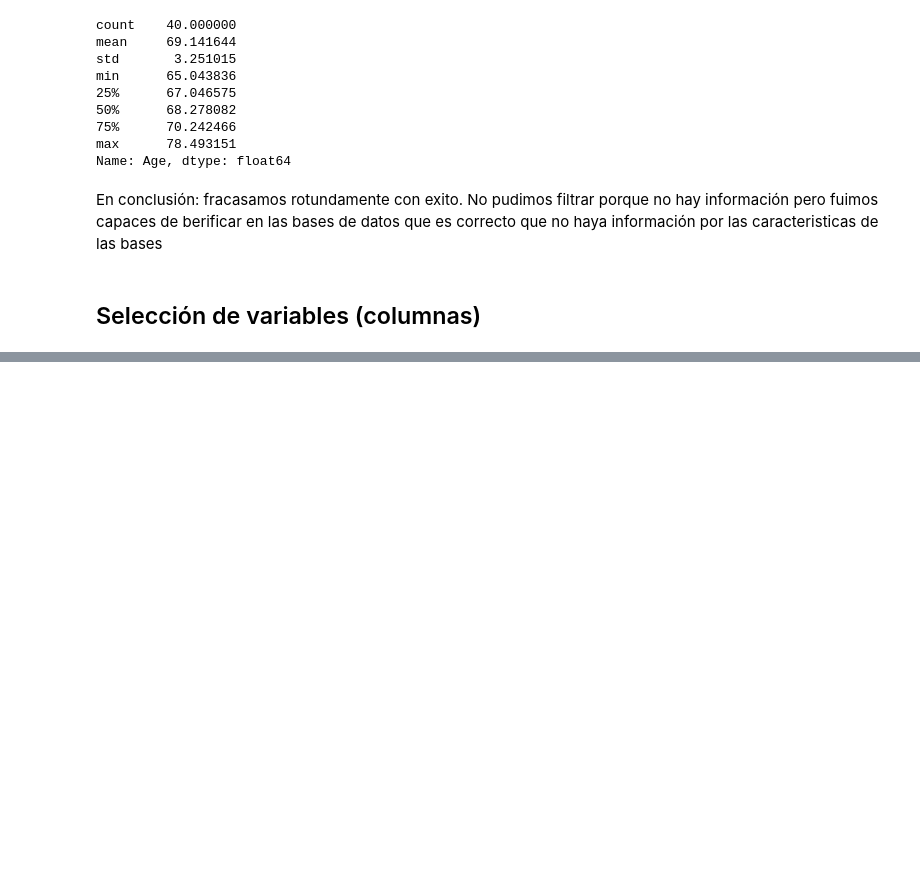
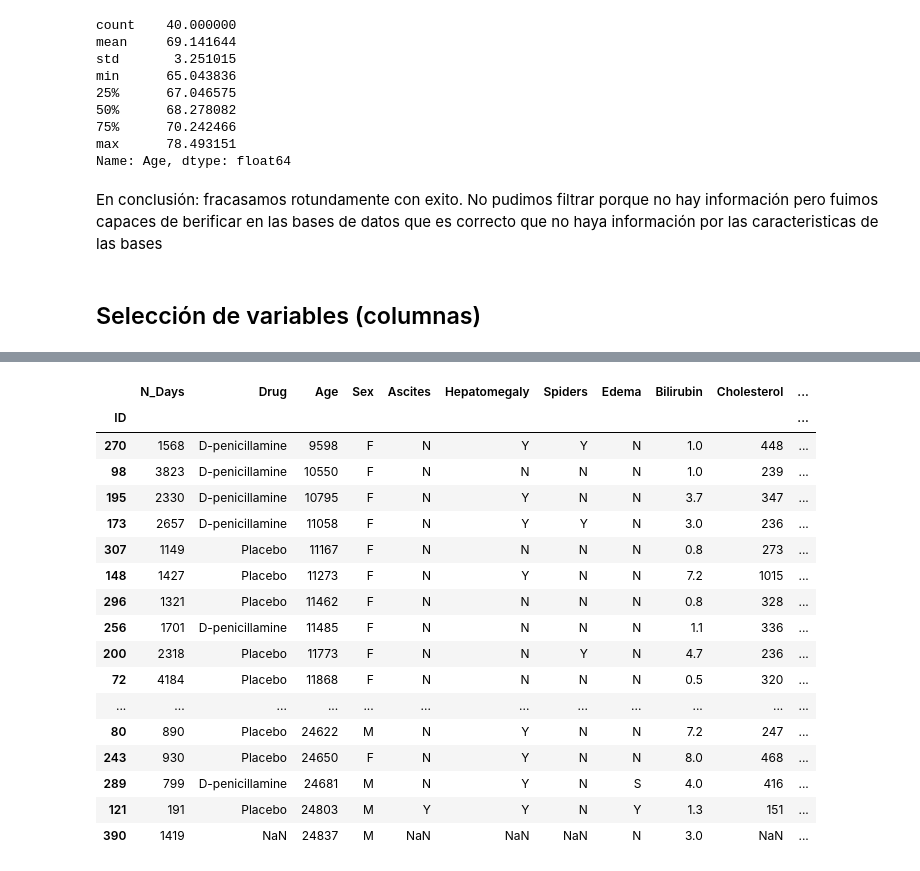
Before and after one commit to Grim1004/DMEMCDM1, a Jupyter notebook: python/cirrosis.ipynb, the cells around one changed output, grey strips where cells are left out. Drawn from its saved outputs; the diff is of its cells as text; code cells hidden in the pictures; blank space fills up the shorter version.

```diff
--- a/python/cirrosis.ipynb
+++ b/python/cirrosis.ipynb
@@ -430,0 +599,23 @@ En conclusión: fracasamos rotundamente con exito. No pudimos filtrar porque no
+# %%
+# Ordenar el dataframe por edad en orden creciente
+cirrosis_orden_edad_creciente = cirrosis.sort_values(by='Age', ascending=True) # Si queremos que sea de menor edad a mayor edad usamos True
+cirrosis_orden_edad_creciente
+# %% [output]
+|  | N_Days | Drug | Age | Sex | Ascites | Hepatomegaly | Spiders | Edema | Bilirubin | Cholesterol | ... |
+| ID |  |  |  |  |  |  |  |  |  |  | ... |
+| 270 | 1568 | D-penicillamine | 9598 | F | N | Y | Y | N | 1.0 | 448 | ... |
+| 98 | 3823 | D-penicillamine | 10550 | F | N | N | N | N | 1.0 | 239 | ... |
+| 195 | 2330 | D-penicillamine | 10795 | F | N | Y | N | N | 3.7 | 347 | ... |
+| 173 | 2657 | D-penicillamine | 11058 | F | N | Y | Y | N | 3.0 | 236 | ... |
+| 307 | 1149 | Placebo | 11167 | F | N | N | N | N | 0.8 | 273 | ... |
+| 148 | 1427 | Placebo | 11273 | F | N | Y | N | N | 7.2 | 1015 | ... |
+| 296 | 1321 | Placebo | 11462 | F | N | N | N | N | 0.8 | 328 | ... |
+| 256 | 1701 | D-penicillamine | 11485 | F | N | N | N | N | 1.1 | 336 | ... |
+| 200 | 2318 | Placebo | 11773 | F | N | N | Y | N | 4.7 | 236 | ... |
+| 72 | 4184 | Placebo | 11868 | F | N | N | N | N | 0.5 | 320 | ... |
+| ... | ... | ... | ... | ... | ... | ... | ... | ... | ... | ... | ... |
+| 80 | 890 | Placebo | 24622 | M | N | Y | N | N | 7.2 | 247 | ... |
+| 243 | 930 | Placebo | 24650 | F | N | Y | N | N | 8.0 | 468 | ... |
+| 289 | 799 | D-penicillamine | 24681 | M | N | Y | N | S | 4.0 | 416 | ... |
+| 121 | 191 | Placebo | 24803 | M | Y | Y | N | Y | 1.3 | 151 | ... |
+| 390 | 1419 | NaN | 24837 | M | NaN | NaN | NaN | N | 3.0 | NaN | ... |
```
Also changed, not shown: parts of 33 cells of this notebook.
